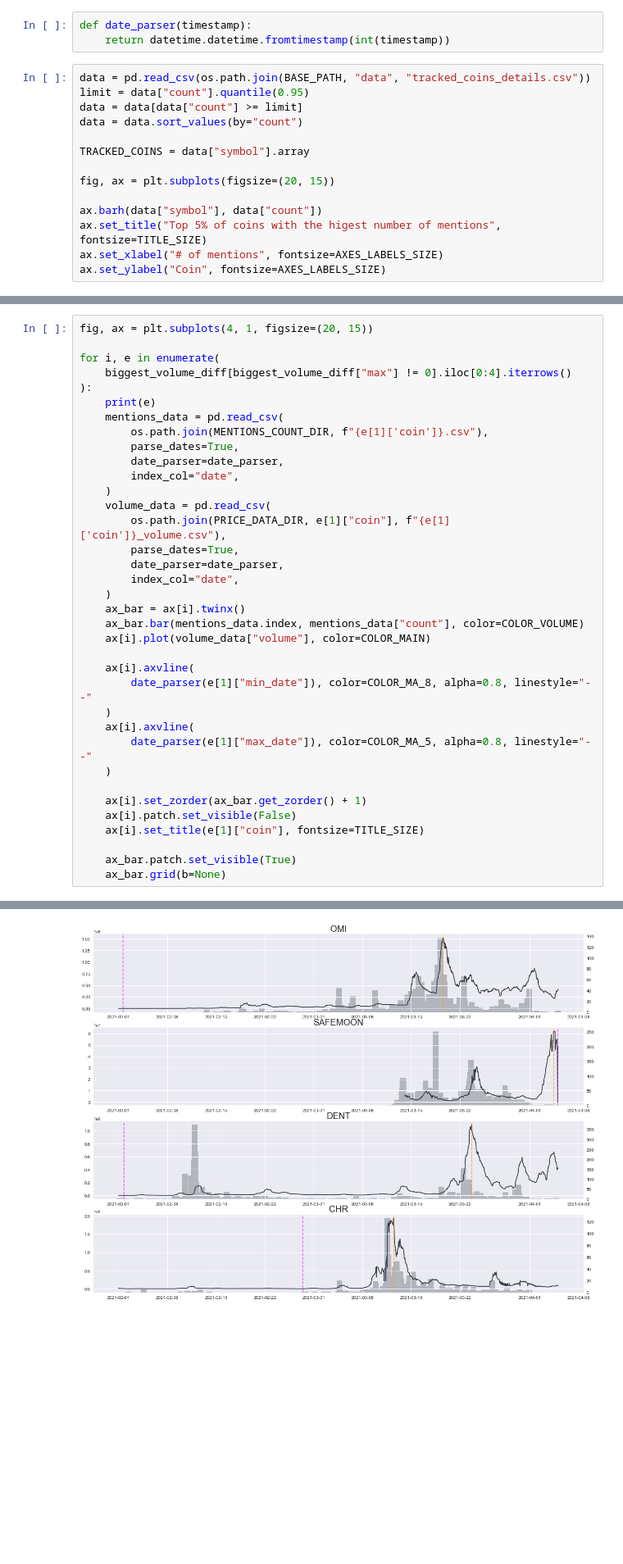
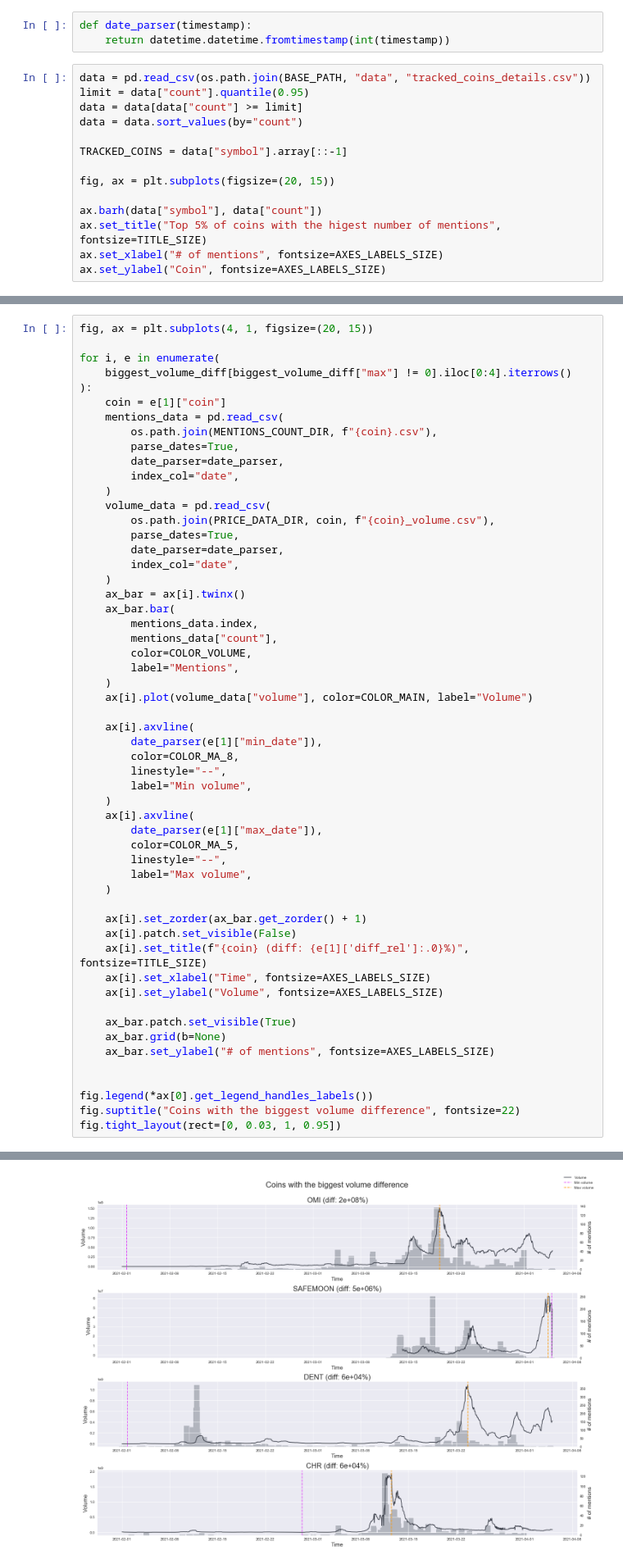
Before and after one commit to nikp00/PR21NPJSEP, a Jupyter notebook: report.ipynb, the cells around one changed output, grey strips where cells are left out. Shown: that part at 82% size. Saved outputs shown, nothing was run; the diff lists cells and outputs as text; blank space fills up the shorter version.

```diff
--- a/report.ipynb
+++ b/report.ipynb
@@ -71,7 +71,7 @@ limit = data["count"].quantile(0.95)
 data = data[data["count"] >= limit]
 data = data.sort_values(by="count")
 
-TRACKED_COINS = data["symbol"].array
+TRACKED_COINS = data["symbol"].array[::-1]
 
 fig, ax = plt.subplots(figsize=(20, 15))
 
@@ -209,34 +211,53 @@ fig, ax = plt.subplots(4, 1, figsize=(20, 15))
 for i, e in enumerate(
     biggest_volume_diff[biggest_volume_diff["max"] != 0].iloc[0:4].iterrows()
 ):
-    print(e)
+    coin = e[1]["coin"]
     mentions_data = pd.read_csv(
-        os.path.join(MENTIONS_COUNT_DIR, f"{e[1]['coin']}.csv"),
+        os.path.join(MENTIONS_COUNT_DIR, f"{coin}.csv"),
         parse_dates=True,
         date_parser=date_parser,
         index_col="date",
     )
     volume_data = pd.read_csv(
-        os.path.join(PRICE_DATA_DIR, e[1]["coin"], f"{e[1]['coin']}_volume.csv"),
+        os.path.join(PRICE_DATA_DIR, coin, f"{coin}_volume.csv"),
         parse_dates=True,
         date_parser=date_parser,
         index_col="date",
     )
     ax_bar = ax[i].twinx()
-    ax_bar.bar(mentions_data.index, mentions_data["count"], color=COLOR_VOLUME)
-    ax[i].plot(volume_data["volume"], color=COLOR_MAIN)
+    ax_bar.bar(
+        mentions_data.index,
+        mentions_data["count"],
+        color=COLOR_VOLUME,
+        label="Mentions",
+    )
+    ax[i].plot(volume_data["volume"], color=COLOR_MAIN, label="Volume")
 
     ax[i].axvline(
-        date_parser(e[1]["min_date"]), color=COLOR_MA_8, alpha=0.8, linestyle="--"
+        date_parser(e[1]["min_date"]),
+        color=COLOR_MA_8,
+        linestyle="--",
+        label="Min volume",
     )
     ax[i].axvline(
-        date_parser(e[1]["max_date"]), color=COLOR_MA_5, alpha=0.8, linestyle="--"
+        date_parser(e[1]["max_date"]),
+        color=COLOR_MA_5,
+        linestyle="--",
+        label="Max volume",
     )
 
     ax[i].set_zorder(ax_bar.get_zorder() + 1)
     ax[i].patch.set_visible(False)
-    ax[i].set_title(e[1]["coin"], fontsize=TITLE_SIZE)
+    ax[i].set_title(f"{coin} (diff: {e[1]['diff_rel']:.0}%)", fontsize=TITLE_SIZE)
+    ax[i].set_xlabel("Time", fontsize=AXES_LABELS_SIZE)
+    ax[i].set_ylabel("Volume", fontsize=AXES_LABELS_SIZE)
 
     ax_bar.patch.set_visible(True)
     ax_bar.grid(b=None)
+    ax_bar.set_ylabel("# of mentions", fontsize=AXES_LABELS_SIZE)
+
+
+fig.legend(*ax[0].get_legend_handles_labels())
+fig.suptitle("Coins with the biggest volume difference", fontsize=22)
+fig.tight_layout(rect=[0, 0.03, 1, 0.95])
 # %% [output]
@@ -260 +264 @@ Name: 33, dtype: object)
-[figure, old version]
+[figure, new version]
```
Also changed, not shown: parts of 5 cells of this notebook.
